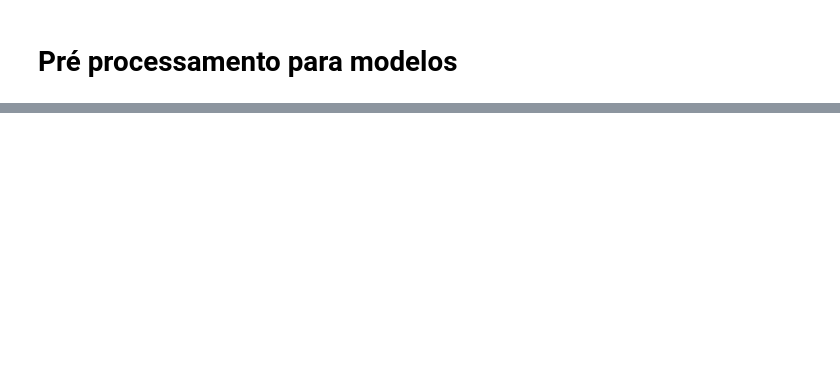
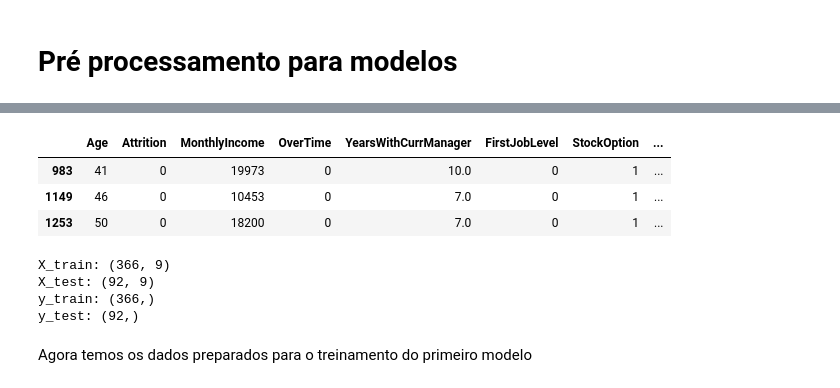
Before and after one commit to VitorMirandaAquino/pucrio-mvp-analise-dados, a Jupyter notebook: MVP_Análise_de_Dados_e_Boas_Práticas.ipynb, the cells around one changed output, grey strips where cells are left out. Cells and saved outputs as stored; diff of their text form; code cells hidden in the pictures; blank space fills up the shorter version.

```diff
--- a/MVP_Análise_de_Dados_e_Boas_Práticas.ipynb
+++ b/MVP_Análise_de_Dados_e_Boas_Práticas.ipynb
@@ -1575,0 +1612,54 @@ Como pré-processamento para o nosso modelo iremos realizar o tratamento das var
+# %%
+# Ajustes de colunas categóricas
+## Mapeamento para variáveis binárias
+df_balanced["Attrition"] = df_balanced["Attrition"].map({'Yes': 1, 'No': 0})
+df_balanced["OverTime"] = df_balanced["OverTime"].map({'Yes': 1, 'No': 0})
+df_balanced["FirstJobLevel"] = df_balanced["JobLevel"].map({'1': 1, '2': 0, '3': 0, '4': 0, '5': 0})
+df_balanced["StockOption"] = df_balanced["StockOptionLevel"].map({'0': 0, '1': 1, '2': 1, '3': 1})
+
+
+# Criação de dummies para variaveis categóricas
+df_balanced = pd.get_dummies(df_balanced, columns=['JobRole'], prefix='JobRole')
+
+# Ajustar nomes das colunas
+df_balanced.columns = [col.replace("_", "").replace(" ", "") for col in df_balanced.columns]
+
+# Ajustar o formato para inteiros
+df_balanced['JobRoleHumanResources'] = df_balanced['JobRoleHumanResources'].astype(int)
+df_balanced['JobRoleLaboratoryTechnician'] = df_balanced['JobRoleLaboratoryTechnician'].astype(int)
+df_balanced['JobRoleSalesRepresentative'] = df_balanced['JobRoleSalesRepresentative'].astype(int)
+
+# Dropar colunas que não serão utilizadas
+df_balanced = df_balanced.drop(columns=[
+    'JobLevel',
+    'StockOptionLevel',
+    'JobRoleHealthcareRepresentative',
+    'JobRoleManager',
+    'JobRoleManufacturingDirector',
+    'JobRoleResearchDirector',
+    'JobRoleResearchScientist',
+    'JobRoleSalesExecutive'
+ ])
+
+df_balanced.head(3)
+# %% [output]
+|  | Age | Attrition | MonthlyIncome | OverTime | YearsWithCurrManager | FirstJobLevel | StockOption | ... |
+| 983 | 41 | 0 | 19973 | 0 | 10.0 | 0 | 1 | ... |
+| 1149 | 46 | 0 | 10453 | 0 | 7.0 | 0 | 1 | ... |
+| 1253 | 50 | 0 | 18200 | 0 | 7.0 | 0 | 1 | ... |
+# %%
+# Separação em treino e teste (80/20)
+X = df_balanced.drop('Attrition', axis=1)
+y = df_balanced['Attrition']
+
+X_train, X_test, y_train, y_test = train_test_split(X, y, test_size=0.2, random_state=42)
+
+print(f"X_train: {X_train.shape}")
+print(f"X_test: {X_test.shape}")
+print(f"y_train: {y_train.shape}")
+print(f"y_test: {y_test.shape}")
+# %% [output]
+X_train: (366, 9)
+X_test: (92, 9)
+y_train: (366,)
+y_test: (92,)
@@ -1575,0 +1671,2 @@ Como pré-processamento para o nosso modelo iremos realizar o tratamento das var
+# %% [markdown]
+Agora temos os dados preparados para o treinamento do primeiro modelo
```
Also changed, not shown: parts of 7 cells of this notebook, 1 other file.
